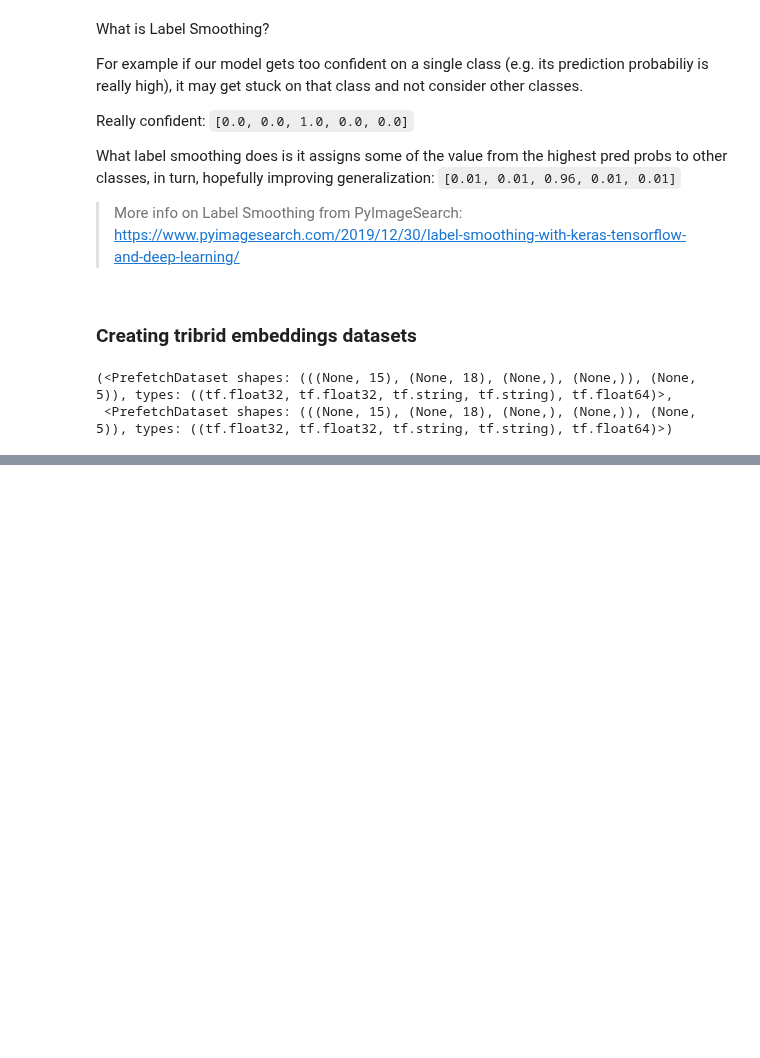
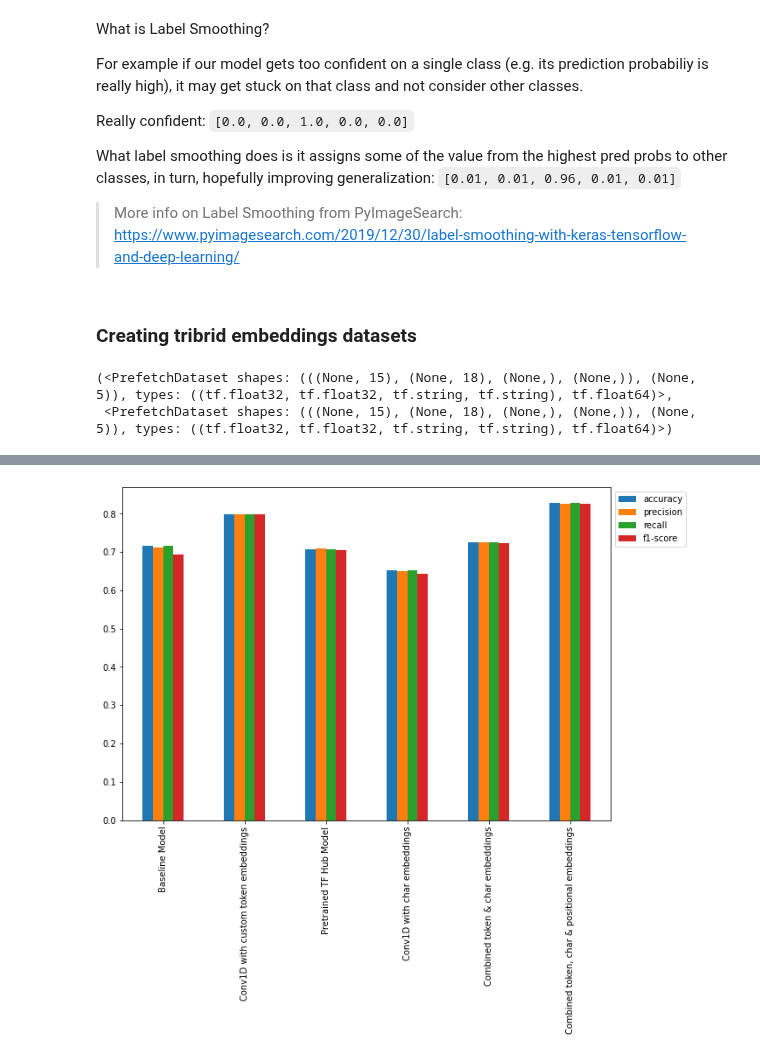
Before and after one commit to imran9891/TensorFlow, a Jupyter notebook: 09_Skimlit_NLP_Milestone_Project_2.ipynb, the cells around one changed output, grey strips where cells are left out. Cells and saved outputs as stored; diff of their text form; code cells hidden in the pictures; blank space fills up the shorter version.

Commit message:
Model_5 combination of token+pos+char embeddings

```diff
--- a/09_Skimlit_NLP_Milestone_Project_2.ipynb
+++ b/09_Skimlit_NLP_Milestone_Project_2.ipynb
@@ -1444,0 +1480,4 @@ train_tribrid_dataset, val_tribrid_dataset
+# %%
+# Convert pred probs to classes
+model_5_preds = model_5_pred_probs.argmax(axis=1)
+model_5_preds
@@ -1444,0 +1486,5 @@ train_tribrid_dataset, val_tribrid_dataset
+# %%
+# Calculate the results of models 5
+model_5_results = calculate_results(y_true=val_labels_encoded,
+                                    y_pred=model_5_preds)
+model_5_results
@@ -1444,0 +1505,11 @@ train_tribrid_dataset, val_tribrid_dataset
+# %%
+all_model_results = pd.DataFrame({
+    "Baseline Model": baseline_results,
+    "Conv1D with custom token embeddings": model_1_results,
+    "Pretrained TF Hub Model": model_2_results,
+    "Conv1D with char embeddings": model_3_results,
+    "Combined token & char embeddings": model_4_results,
+    "Combined token, char & positional embeddings":model_5_results
+})
+all_model_results = all_model_results.T
+all_model_results
@@ -1444,0 +1524,8 @@ train_tribrid_dataset, val_tribrid_dataset
+# %%
+# Scaling at the same level
+all_model_results["accuracy"] = all_model_results.accuracy/100
+# %%
+# Plot all model results
+all_model_results.plot.bar(figsize=(10,7)).legend(bbox_to_anchor=(1.0,1.0));
+# %% [output]
+[figure, added]
```
Also changed, not shown: parts of 15 cells of this notebook.
